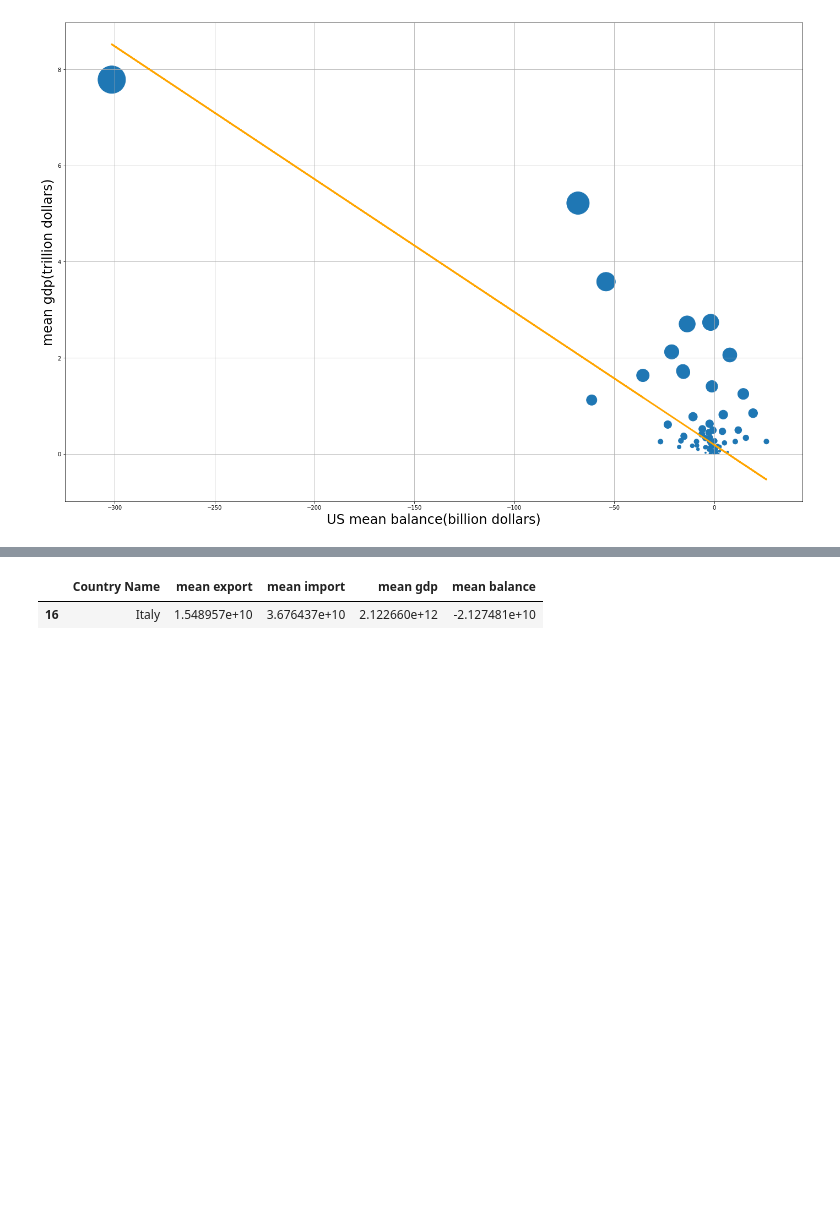
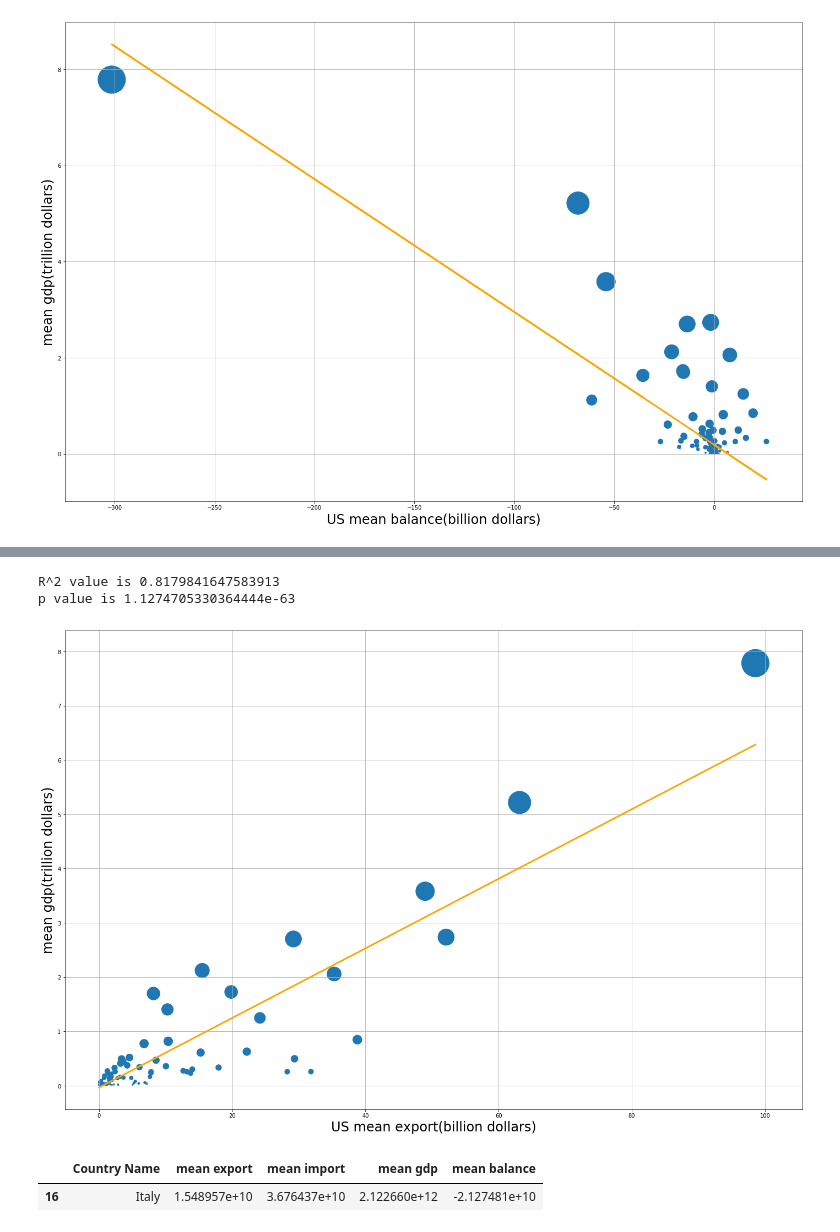
Before and after one commit to 8135tao/US-import-export, a Jupyter notebook: Tao_PRESENTATION.ipynb, the cells around one changed output, grey strips where cells are left out. Drawn from its saved outputs; the diff is of its cells as text; code cells hidden in the pictures; blank space fills up the shorter version.

```diff
--- a/Tao_PRESENTATION.ipynb
+++ b/Tao_PRESENTATION.ipynb
@@ -177,10 +179,10 @@ interquartile range: 1564810968.4499996
 26
 13
 # %%
-def plotdata(mean):
-    y_axis= mean_gdp_expo_impo_df['mean gdp']/10**12
+def plotdata(mean,df):
+    y_axis= df['mean gdp']/10**12
 
-    x_axis= mean_gdp_expo_impo_df[mean]/10**9
+    x_axis= df[mean]/10**9
 
 
     #max_x = max(x_axis)
@@ -300,6 +302,15 @@ R^2 value is 0.26937832907177583
 p value is 3.528220960715885e-13
 https://plot.ly/~8135tao/14
 [interactive output not drawn]
+# %%
+mean_gdp_no_Canada_Mexico = mean_gdp_expo_impo_df.loc[2:,:]
+mean_gdp_no_Canada_Mexico.head()
+
+plotdata('mean export',mean_gdp_no_Canada_Mexico)
+# %% [output]
+R^2 value is 0.8179841647583913
+p value is 1.1274705330364444e-63
+[figure, added]
 # %%
 findCountry(1,192,'mean export')
 # %% [output]
```
Also changed, not shown: parts of 4 cells of this notebook, 1 other file.
